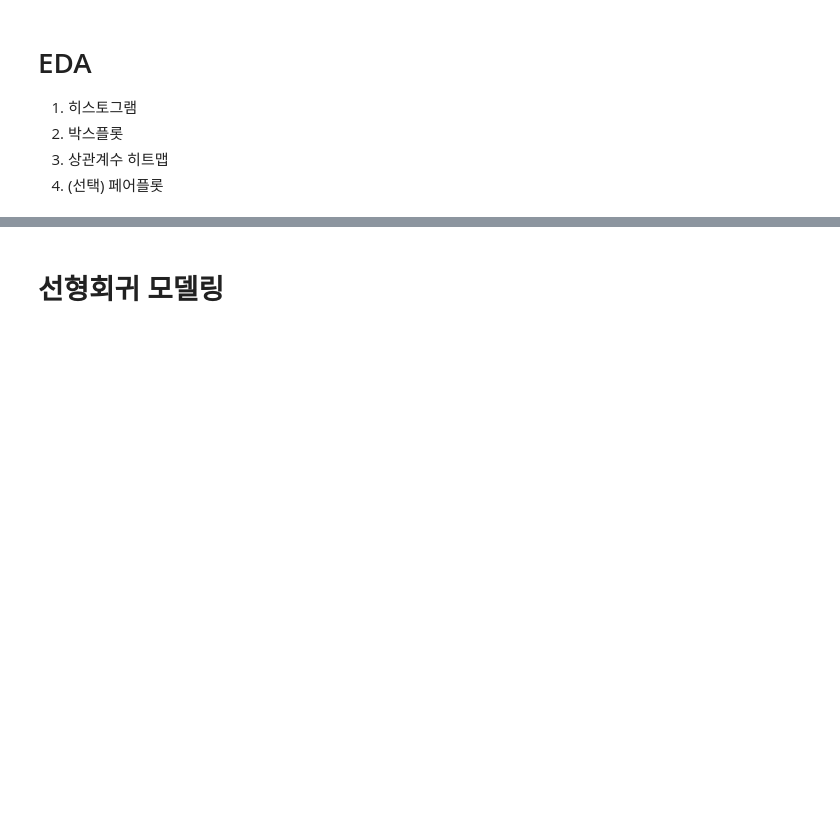
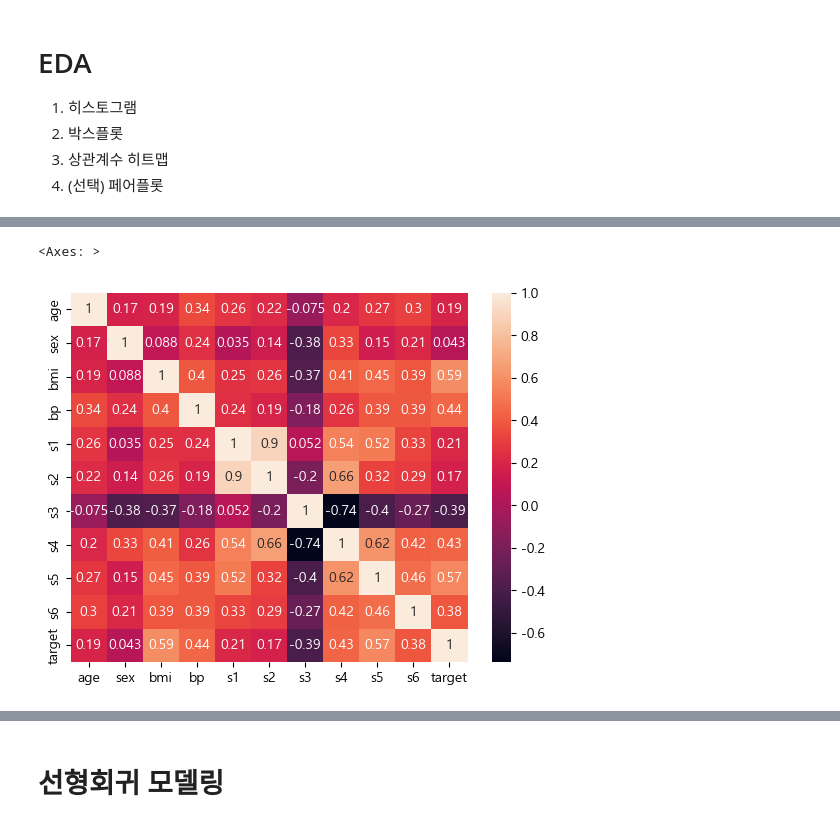
Before and after one commit to pookopook/AIchemist, a Jupyter notebook: ML_lecture/06_python_for_ML/day06_1선형회귀_수업용.ipynb, the cells around one changed output, grey strips where cells are left out. Cells and saved outputs as stored; diff of their text form; code cells hidden in the pictures; blank space fills up the shorter version.

```diff
--- a/ML_lecture/06_python_for_ML/day06_1선형회귀_수업용.ipynb
+++ b/ML_lecture/06_python_for_ML/day06_1선형회귀_수업용.ipynb
@@ -48,0 +95,6 @@ X_train.shape, X_test.shape
+# %%
+corr = df.corr()
+sns.heatmap(corr, annot=True)
+# %% [output]
+<Axes: >
+[figure, added]
```
Also changed, not shown: parts of 28 cells of this notebook, 4 other files.
